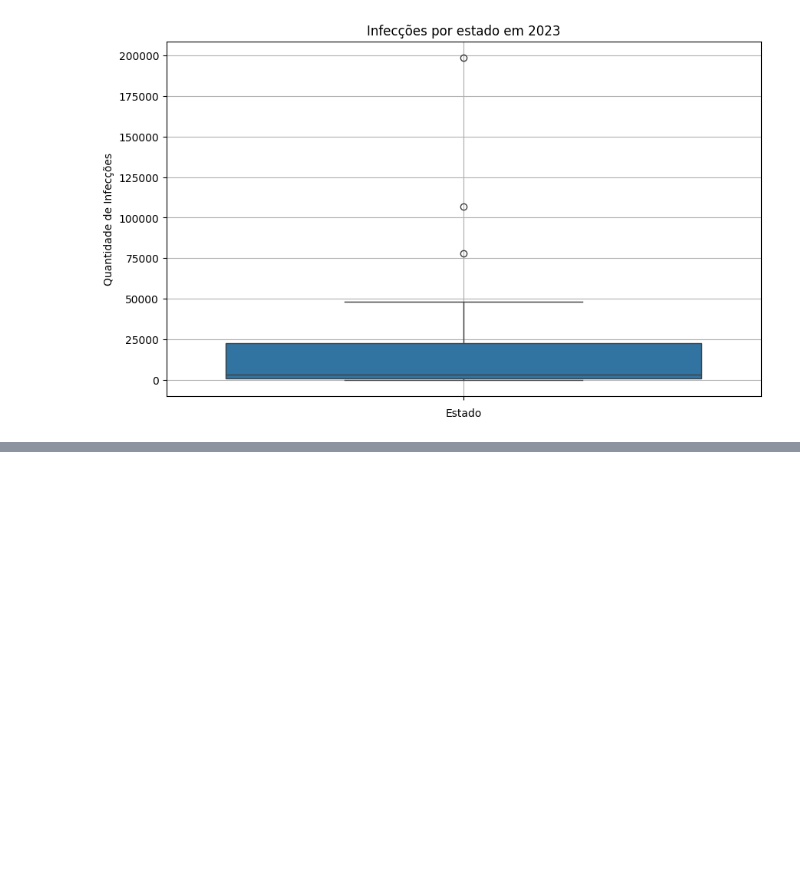
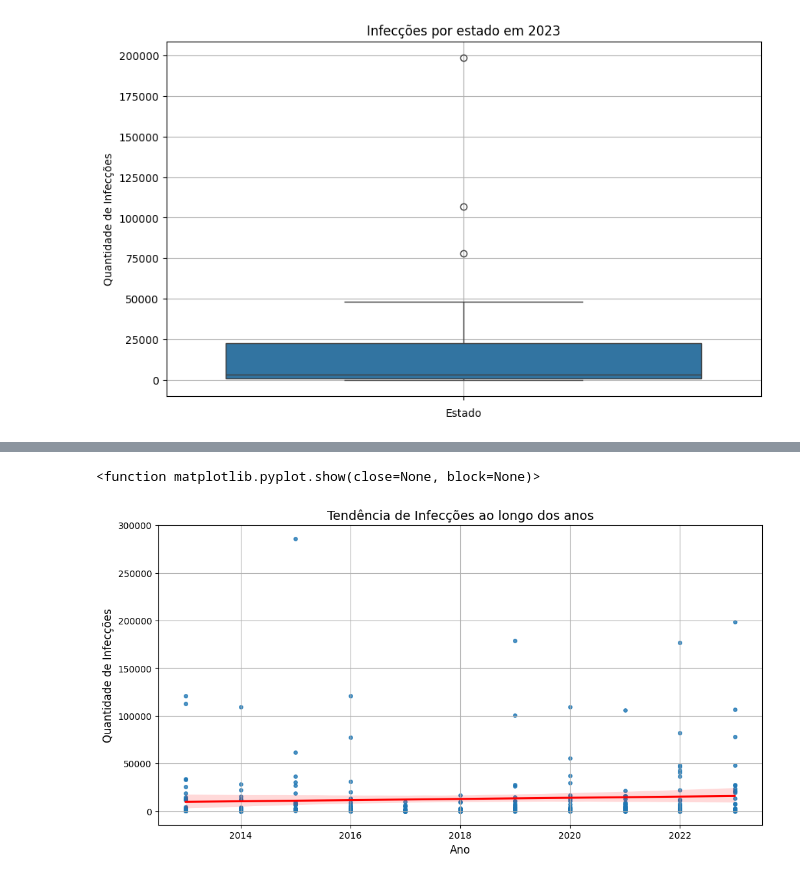
Before and after one commit to AleLucasG/Pos_Tech_FIAP_Data_Analytics, a Jupyter notebook: 01-data-analytics/handson/handson-01-analise-dados-storytelling/Dengue_Brasil.ipynb, the cells around one changed output, grey strips where cells are left out. Cells and saved outputs as stored; diff of their text form; code cells hidden in the pictures; blank space fills up the shorter version.

```diff
--- a/01-data-analytics/handson/handson-01-analise-dados-storytelling/Dengue_Brasil.ipynb
+++ b/01-data-analytics/handson/handson-01-analise-dados-storytelling/Dengue_Brasil.ipynb
@@ -351,0 +412,14 @@ figI.show()
+# %%
+# Criar Gráfico de tendencias
+plt.figure(figsize=(12, 6))
+sns.regplot(data = infeccoes_estado, x = 'ano', y = 'qtd_infeccoes', scatter_kws = {"s":15}, line_kws = {"color":"red"})
+
+# Personalizar grafico
+plt.title('Tendência de Infecções ao longo dos anos', fontsize = 14)
+plt.xlabel('Ano', fontsize = 12)
+plt.ylabel('Quantidade de Infecções', fontsize = 12)
+plt.grid(True)
+plt.show
+# %% [output]
+<function matplotlib.pyplot.show(close=None, block=None)>
+[figure, added]
```
Also changed, not shown: parts of 4 cells of this notebook.
